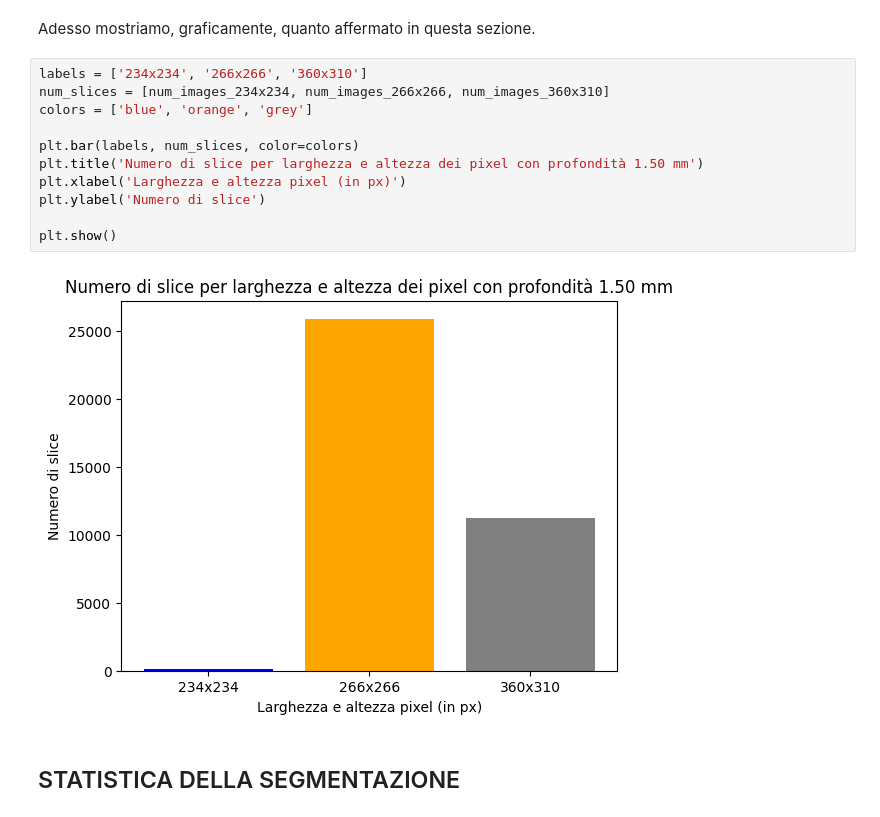
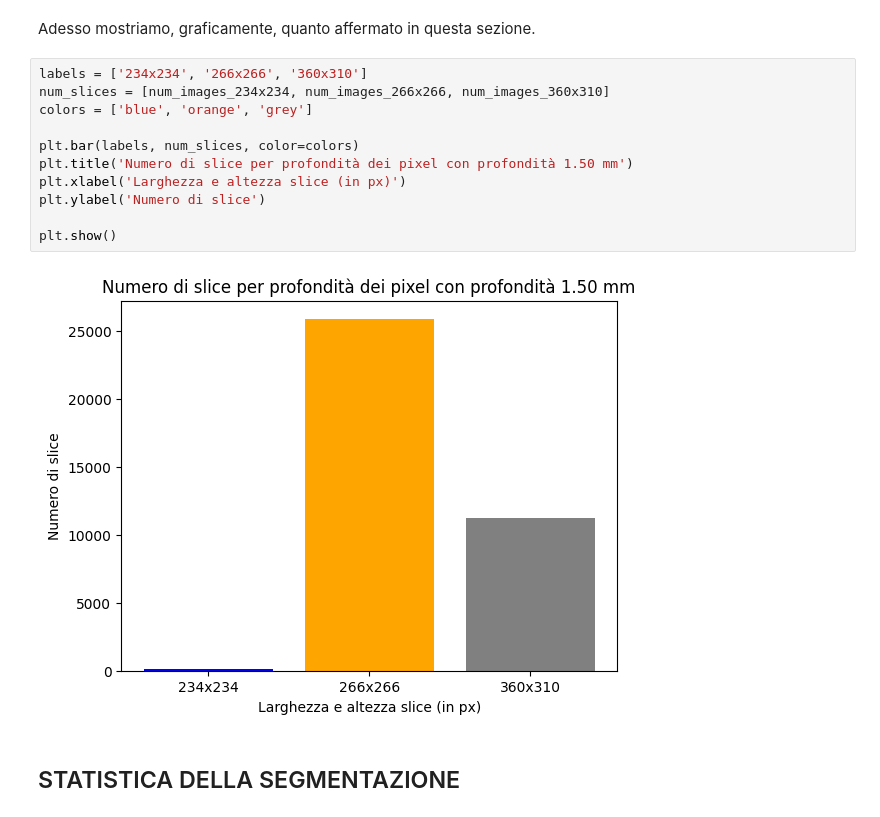
Before and after one commit to justdoit1897/BD-Image-Segmentation-Project, a Jupyter notebook: notebook.ipynb, the cells around one changed output. Cells and saved outputs as stored; diff of their text form.

```diff
--- a/notebook.ipynb
+++ b/notebook.ipynb
@@ -406,16 +477,16 @@ Adesso mostriamo, graficamente, quanto affermato in questa sezione.
 # %%
 labels = ['234x234', '266x266', '360x310']
 num_slices = [num_images_234x234, num_images_266x266, num_images_360x310]
 colors = ['blue', 'orange', 'grey']
 
 plt.bar(labels, num_slices, color=colors)
-plt.title('Numero di slice per larghezza e altezza dei pixel con profondità 1.50 mm')
-plt.xlabel('Larghezza e altezza pixel (in px)')
+plt.title('Numero di slice per profondità dei pixel con profondità 1.50 mm')
+plt.xlabel('Larghezza e altezza slice (in px)')
 plt.ylabel('Numero di slice')
 
 plt.show()
 # %% [output]
-[figure, old version]
+[figure, new version]
 # %% [markdown]
 ## STATISTICA DELLA SEGMENTAZIONE
 # %% [markdown]
```
Also changed, not shown: parts of 35 cells of this notebook, 2 other files.
